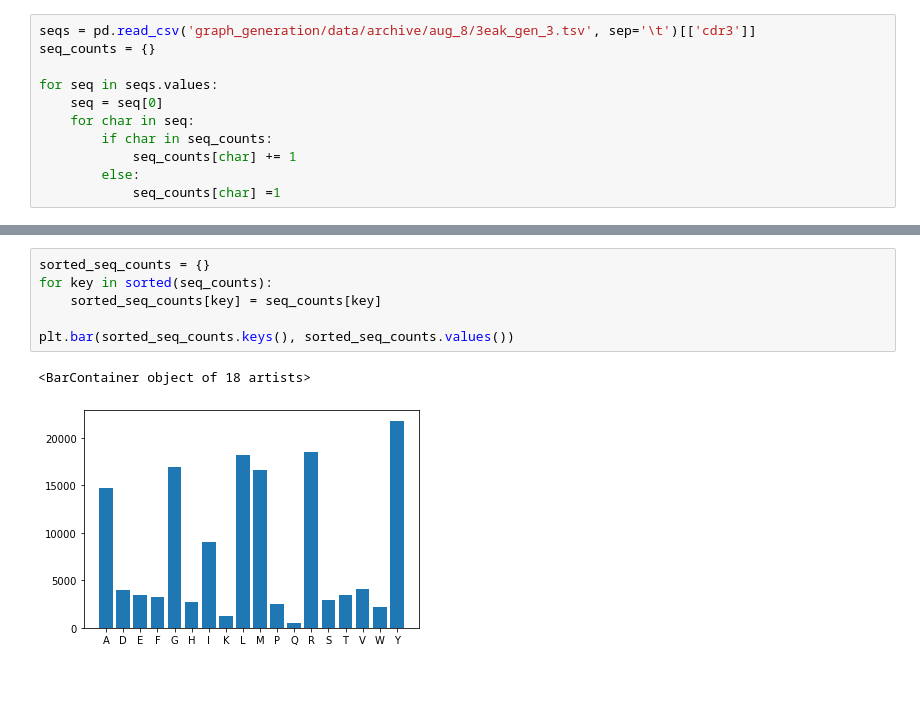
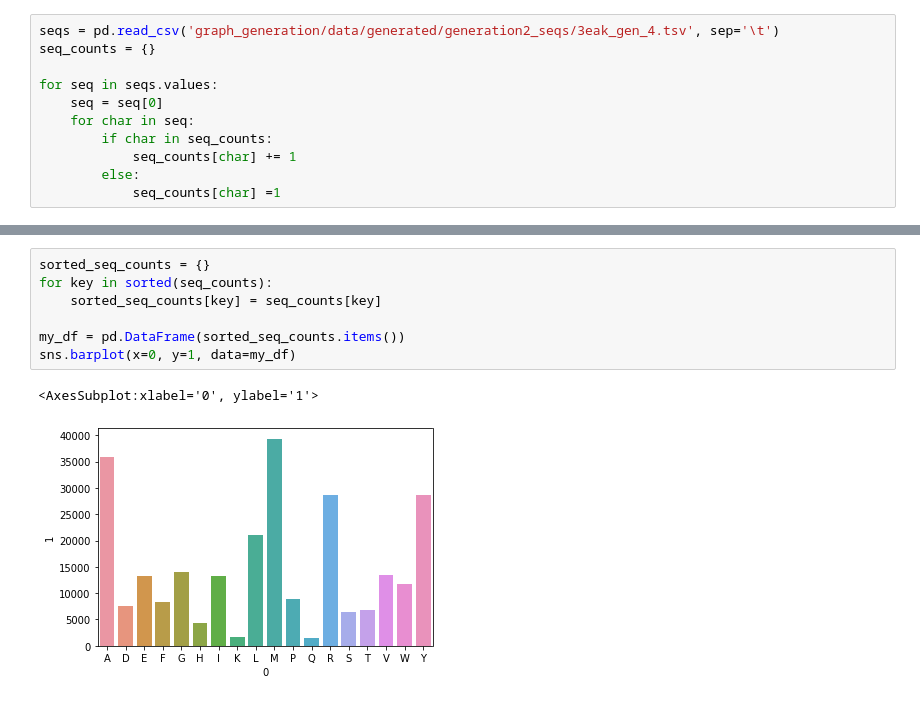
Before and after one commit to anirudhvenk/NNanobody3D, a Jupyter notebook: plot_figures.ipynb, the cells around one changed output, grey strips where cells are left out. Drawn from its saved outputs; the diff is of its cells as text.

Commit message:
added figures

```diff
--- a/plot_figures.ipynb
+++ b/plot_figures.ipynb
@@ -25,5 +204,5 @@ plt.scatter(pred.detach().cpu().flatten(), enrichment)
 # %%
-seqs = pd.read_csv('graph_generation/data/archive/aug_8/3eak_gen_3.tsv', sep='\t')[['cdr3']]
+seqs = pd.read_csv('graph_generation/data/generated/generation2_seqs/3eak_gen_4.tsv', sep='\t')
 seq_counts = {}
 
 for seq in seqs.values:
@@ -56,9 +236,10 @@ plt.bar(sorted_seed_seq_counts.keys(), sorted_seed_seq_counts.values())
 # %%
 sorted_seq_counts = {}
 for key in sorted(seq_counts):
     sorted_seq_counts[key] = seq_counts[key]
 
-plt.bar(sorted_seq_counts.keys(), sorted_seq_counts.values())
+my_df = pd.DataFrame(sorted_seq_counts.items())
+sns.barplot(x=0, y=1, data=my_df)
 # %% [output]
-<BarContainer object of 18 artists>
+<AxesSubplot:xlabel='0', ylabel='1'>
-[figure, old version]
+[figure, new version]
```
Also changed, not shown: parts of 29 cells of this notebook, 1 other file.
